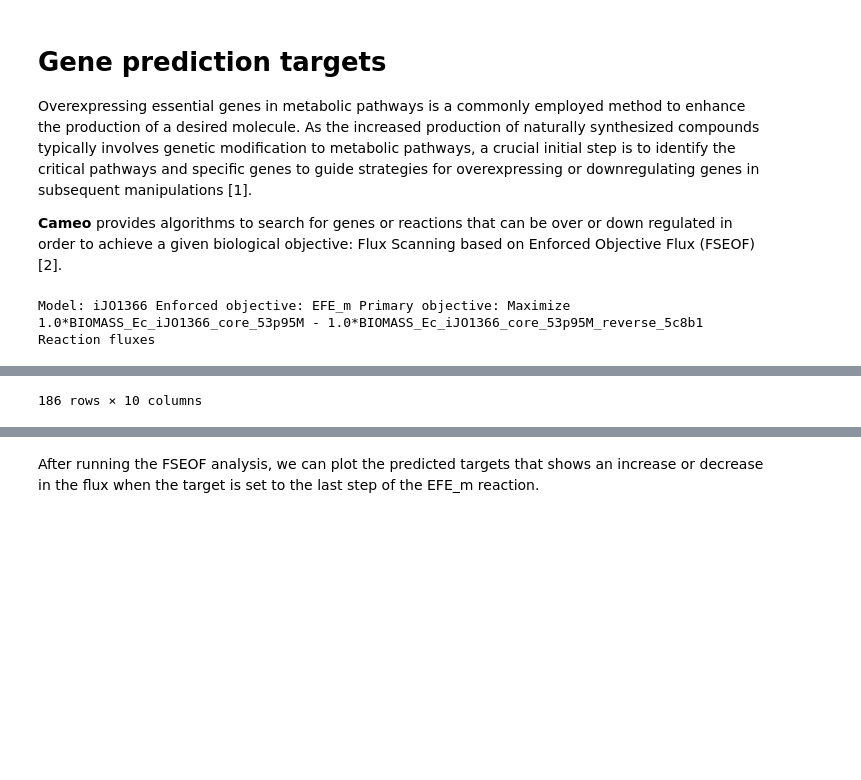
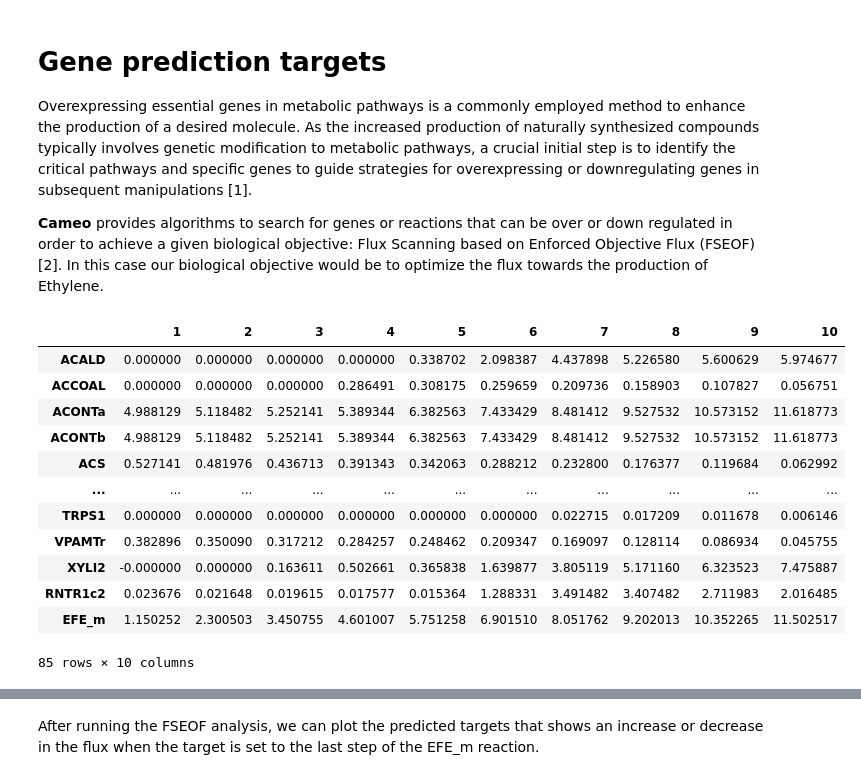
Before and after one commit to 27410/group-assingment-group-2, a Jupyter notebook: analysis/Gene_prediction_targets.ipynb, the cells around one changed output, grey strips where cells are left out. Saved outputs shown, nothing was run; the diff lists cells and outputs as text; code cells hidden in the pictures; blank space fills up the shorter version.

```diff
--- a/analysis/Gene_prediction_targets.ipynb
+++ b/analysis/Gene_prediction_targets.ipynb
@@ -2,7 +2,7 @@
 # Gene prediction targets
 Overexpressing essential genes in metabolic pathways is a commonly employed method to enhance the production of a desired molecule. As the increased production of naturally synthesized compounds typically involves genetic modification to metabolic pathways, a crucial initial step is to identify the critical pathways and specific genes to guide strategies for overexpressing or downregulating genes in subsequent manipulations [1].
 
-**Cameo** provides algorithms to search for genes or reactions that can be over or down regulated in order to achieve a given biological objective: Flux Scanning based on Enforced Objective Flux (FSEOF) [2].
+**Cameo** provides algorithms to search for genes or reactions that can be over or down regulated in order to achieve a given biological objective: Flux Scanning based on Enforced Objective Flux (FSEOF) [2]. In this case our biological objective would be to optimize the flux towards the production of Ethylene.
 # %%
 from cobra.io import read_sbml_model
 model = read_sbml_model('/workspaces/group-assingment-group-2/models/modified_model.xml')
@@ -16,5 +14,19 @@ fseof = FSEOF(model)
 # %%
-fseof.run(target=model.reactions.EFE_m)
+fseof = FSEOF(model)
+result = fseof.run(target=model.reactions.EFE_m)
+df = result.data_frame
+df
 # %% [output]
+|  | 1 | 2 | 3 | 4 | 5 | 6 | 7 | 8 | 9 | 10 |
+| ACALD | 0.000000 | 0.000000 | 0.000000 | 0.000000 | 0.338702 | 2.098387 | 4.437898 | 5.226580 | 5.600629 | 5.974677 |
+| ACCOAL | 0.000000 | 0.000000 | 0.000000 | 0.286491 | 0.308175 | 0.259659 | 0.209736 | 0.158903 | 0.107827 | 0.056751 |
+| ACONTa | 4.988129 | 5.118482 | 5.252141 | 5.389344 | 6.382563 | 7.433429 | 8.481412 | 9.527532 | 10.573152 | 11.618773 |
+| ACONTb | 4.988129 | 5.118482 | 5.252141 | 5.389344 | 6.382563 | 7.433429 | 8.481412 | 9.527532 | 10.573152 | 11.618773 |
+| ACS | 0.527141 | 0.481976 | 0.436713 | 0.391343 | 0.342063 | 0.288212 | 0.232800 | 0.176377 | 0.119684 | 0.062992 |
+| ... | ... | ... | ... | ... | ... | ... | ... | ... | ... | ... |
+| TRPS1 | 0.000000 | 0.000000 | 0.000000 | 0.000000 | 0.000000 | 0.000000 | 0.022715 | 0.017209 | 0.011678 | 0.006146 |
+| VPAMTr | 0.382896 | 0.350090 | 0.317212 | 0.284257 | 0.248462 | 0.209347 | 0.169097 | 0.128114 | 0.086934 | 0.045755 |
+| XYLI2 | -0.000000 | 0.000000 | 0.163611 | 0.502661 | 0.365838 | 1.639877 | 3.805119 | 5.171160 | 6.323523 | 7.475887 |
+| RNTR1c2 | 0.023676 | 0.021648 | 0.019615 | 0.017577 | 0.015364 | 1.288331 | 3.491482 | 3.407482 | 2.711983 | 2.016485 |
+| EFE_m | 1.150252 | 2.300503 | 3.450755 | 4.601007 | 5.751258 | 6.901510 | 8.051762 | 9.202013 | 10.352265 | 11.502517 |
-Model: iJO1366 Enforced objective: EFE_m Primary objective: Maximize 1.0*BIOMASS_Ec_iJO1366_core_53p95M - 1.0*BIOMASS_Ec_iJO1366_core_53p95M_reverse_5c8b1
-Reaction fluxes
+85 rows × 10 columns
@@ -33,2 +33 @@ Reaction fluxes
-186 rows × 10 columns
 # %% [markdown]
```
Also changed, not shown: parts of 28 cells of this notebook, 1 other file.
